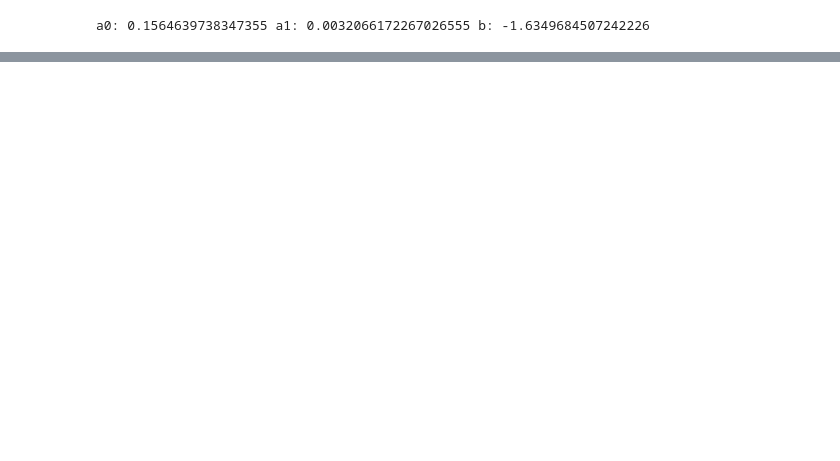
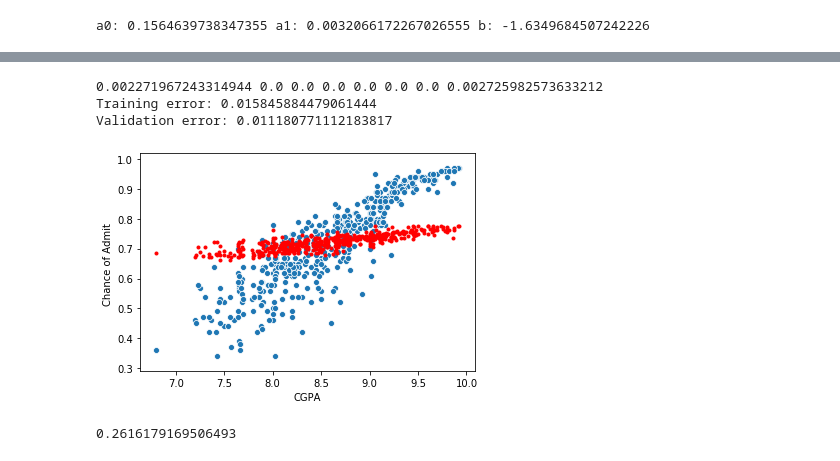
Before and after one commit to Sir-Slade/LinearRegression-Regularization, a Jupyter notebook: LinearRegression.ipynb, the cells around one changed output, grey strips where cells are left out. Saved outputs shown, nothing was run; the diff lists cells and outputs as text; code cells hidden in the pictures; blank space fills up the shorter version.

```diff
--- a/LinearRegression.ipynb
+++ b/LinearRegression.ipynb
@@ -269,0 +299,17 @@ ridge.
+# %%
+from sklearn.linear_model import Lasso
+lasso = Lasso(alpha=1) #Or the lambda
+lasso.fit(data.iloc[:,:-1], y)
+print(*lasso.coef_, lasso.intercept_)
+print("Training error:", mean_squared_error(train_y, lasso.predict(train_x)))
+print("Validation error:", mean_squared_error(val_y, lasso.predict(val_x)))
+sns.scatterplot(data["CGPA"], data.iloc[:,-1])
+plt.plot(data["CGPA"], lasso.predict(data.iloc[:,:-1]), ".r")
+plt.show()
+lasso.score(data.iloc[:,:-1], data.iloc[:,-1])
+# %% [output]
+0.002271967243314944 0.0 0.0 0.0 0.0 0.0 0.0 0.002725982573633212
+Training error: 0.015845884479061444
+Validation error: 0.011180771112183817
+[figure, added]
+0.2616179169506493
```
Also changed, not shown: parts of 20 cells of this notebook.
